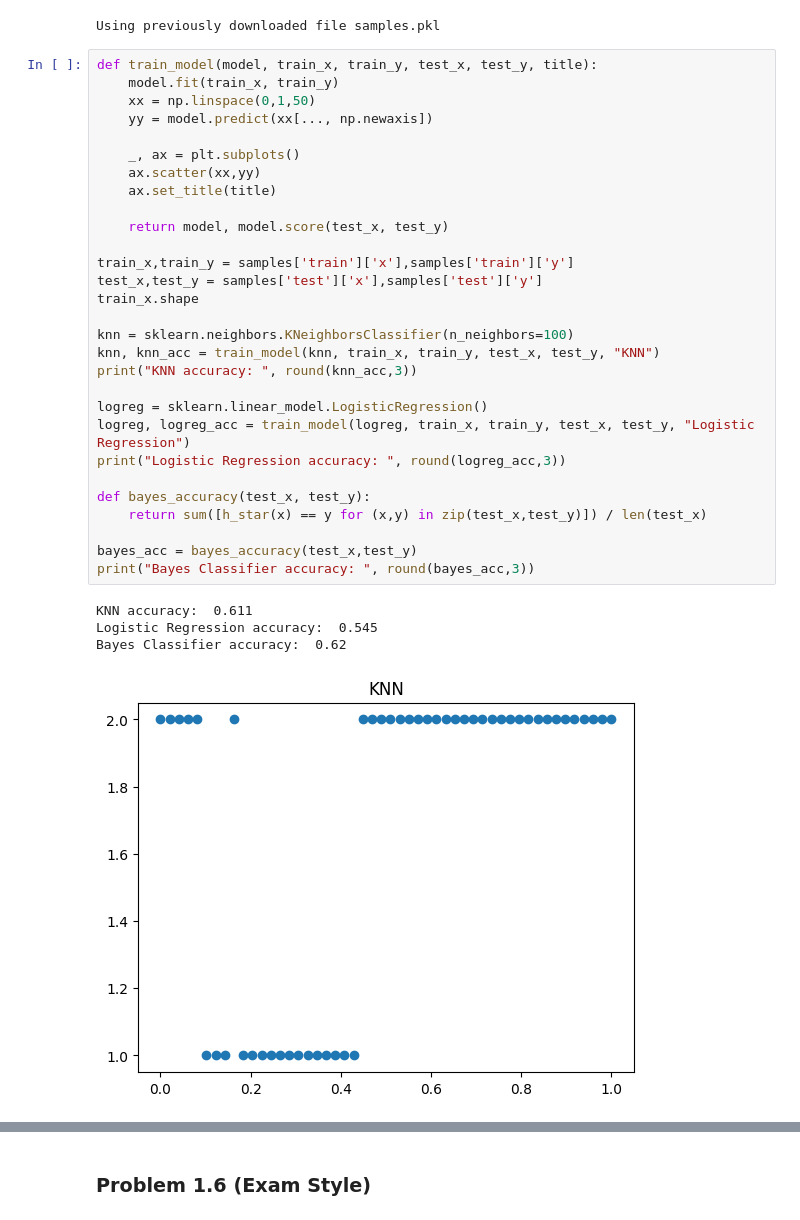
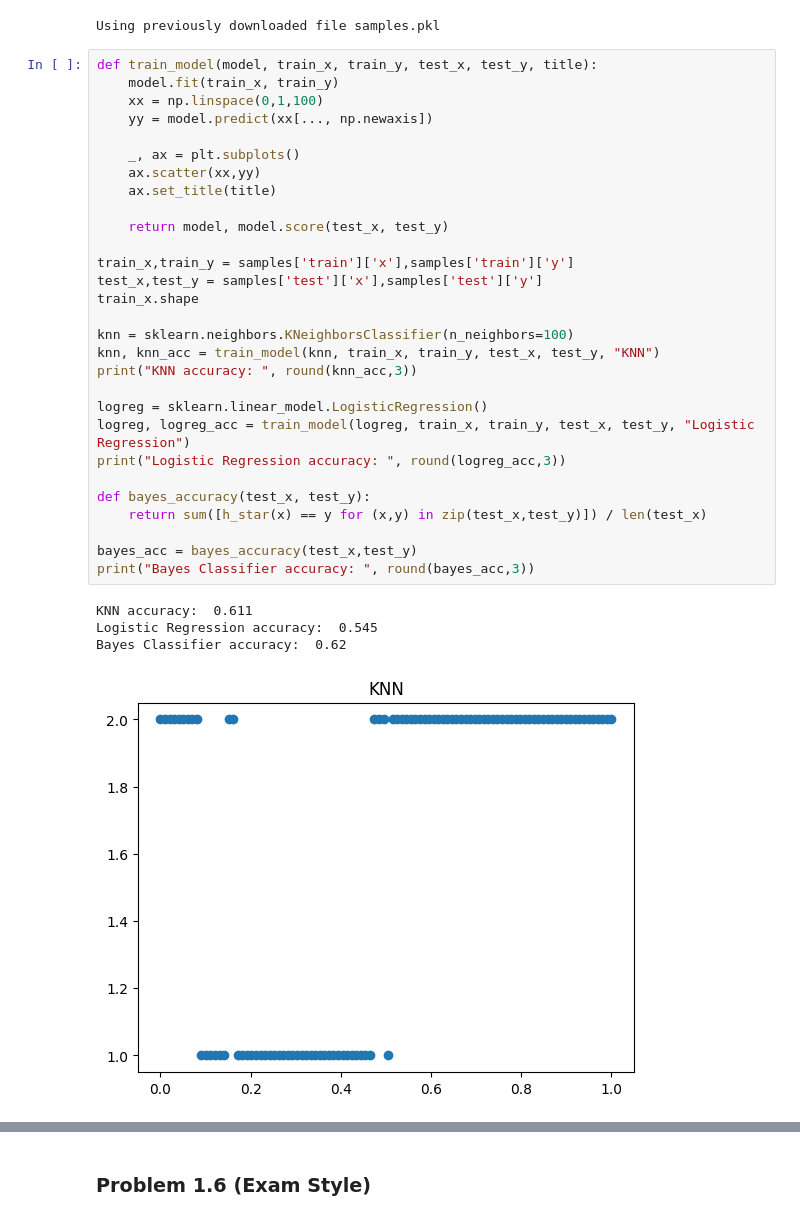
Before and after one commit to glianx/cs371, a Jupyter notebook: hw5/gordon.ipynb, the cells around one changed output, grey strips where cells are left out. Cells and saved outputs as stored; diff of their text form.

```diff
--- a/hw5/gordon.ipynb
+++ b/hw5/gordon.ipynb
@@ -158,34 +158,34 @@ Using previously downloaded file samples.pkl
 # %%
 def train_model(model, train_x, train_y, test_x, test_y, title):
     model.fit(train_x, train_y)
-    xx = np.linspace(0,1,50)
+    xx = np.linspace(0,1,100)
     yy = model.predict(xx[..., np.newaxis])
 
     _, ax = plt.subplots()
     ax.scatter(xx,yy)
     ax.set_title(title)
 
     return model, model.score(test_x, test_y)
 
 train_x,train_y = samples['train']['x'],samples['train']['y']
 test_x,test_y = samples['test']['x'],samples['test']['y']
 train_x.shape
 
 knn = sklearn.neighbors.KNeighborsClassifier(n_neighbors=100)
 knn, knn_acc = train_model(knn, train_x, train_y, test_x, test_y, "KNN")
 print("KNN accuracy: ", round(knn_acc,3))
 
 logreg = sklearn.linear_model.LogisticRegression()
 logreg, logreg_acc = train_model(logreg, train_x, train_y, test_x, test_y, "Logistic Regression")
 print("Logistic Regression accuracy: ", round(logreg_acc,3))
 
 def bayes_accuracy(test_x, test_y):
     return sum([h_star(x) == y for (x,y) in zip(test_x,test_y)]) / len(test_x)
 
 bayes_acc = bayes_accuracy(test_x,test_y)
 print("Bayes Classifier accuracy: ", round(bayes_acc,3))
 # %% [output]
 KNN accuracy:  0.611
 Logistic Regression accuracy:  0.545
 Bayes Classifier accuracy:  0.62
-[figure, old version]
+[figure, new version]
```
Also changed, not shown: parts of 3 cells of this notebook, 3 other files.
